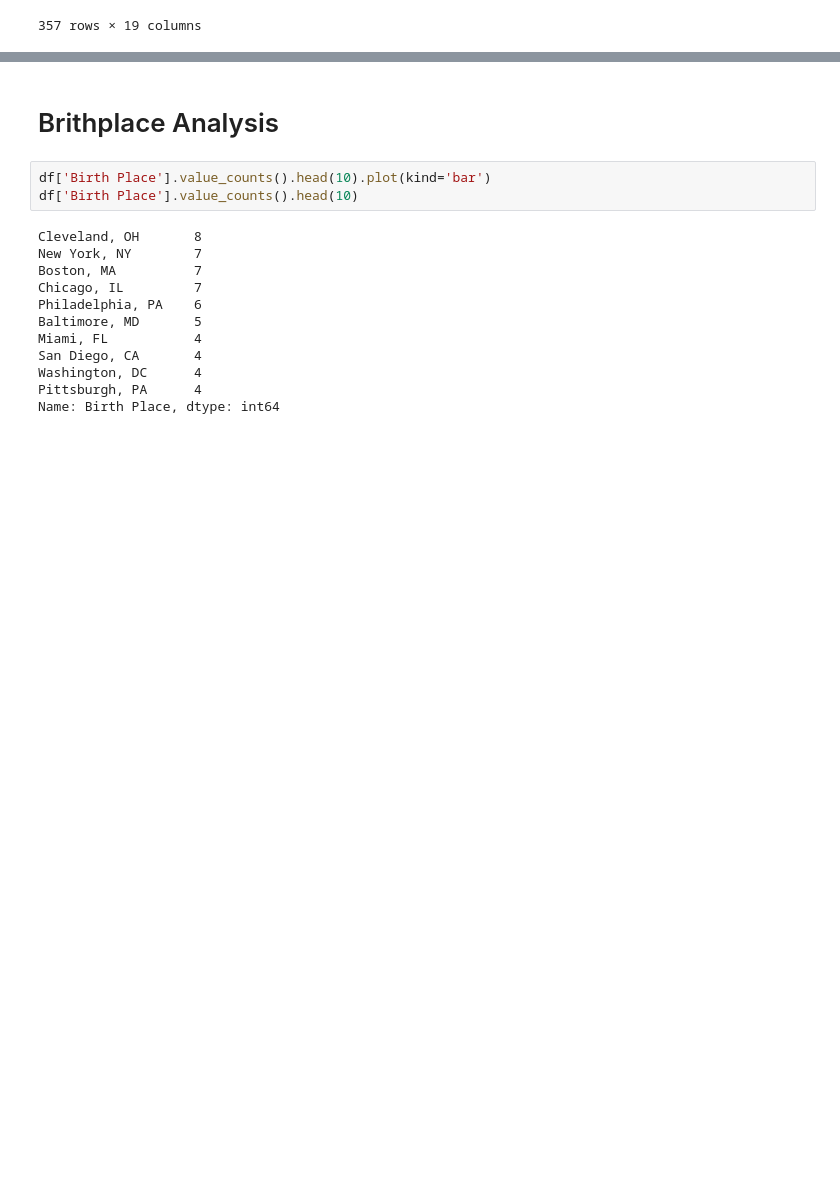
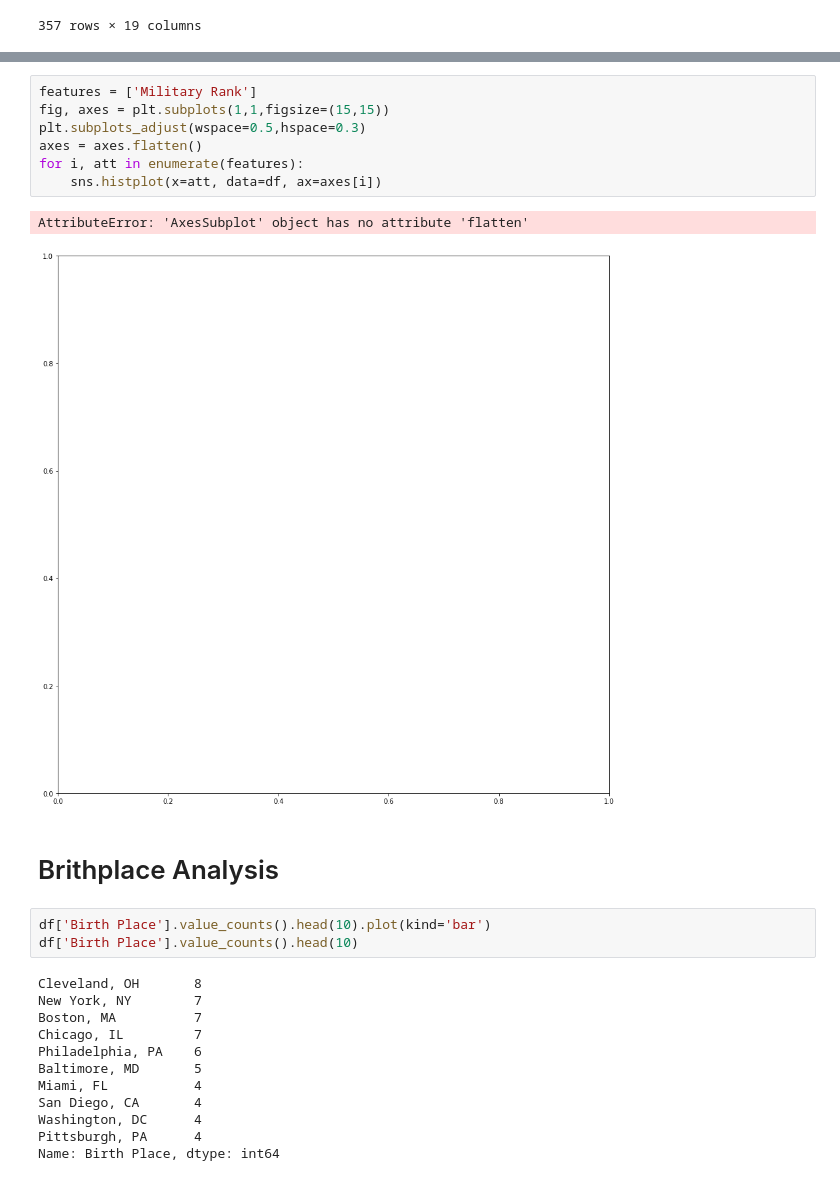
Before and after one commit to eytanni/-, a Jupyter notebook: astronauts.ipynb, the cells around one changed output, grey strips where cells are left out. Drawn from its saved outputs; the diff is of its cells as text; blank space fills up the shorter version.

```diff
--- a/astronauts.ipynb
+++ b/astronauts.ipynb
@@ -91,3 +100,13 @@ plt.subplots_adjust(wspace=0.5);
+# %%
+features = ['Military Rank']
+fig, axes = plt.subplots(1,1,figsize=(15,15))
+plt.subplots_adjust(wspace=0.5,hspace=0.3)
+axes = axes.flatten()
+for i, att in enumerate(features):
+    sns.histplot(x=att, data=df, ax=axes[i])
+# %% [output]
+AttributeError: 'AxesSubplot' object has no attribute 'flatten'
+[figure, added]
 # %% [markdown]
 # Brithplace Analysis
 # %%
```
Also changed, not shown: parts of 11 cells of this notebook.
